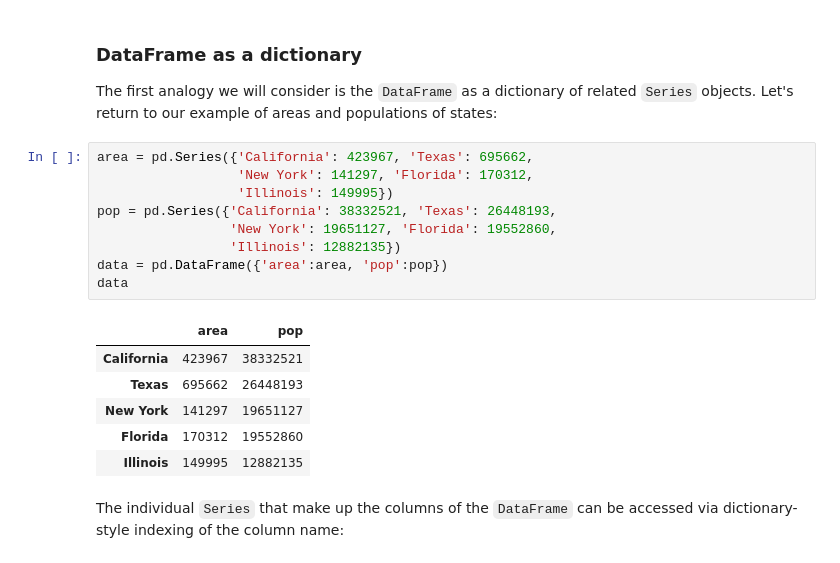
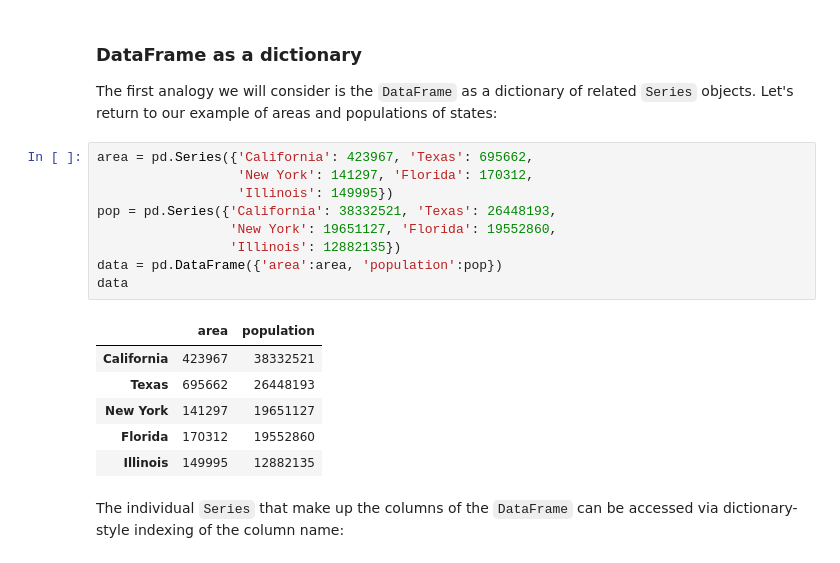
Before and after one commit to JuanManiglia/datascience_thebridge_9_21, a Jupyter notebook: 2-Data_analysis/2-Pandas/Teoría/2_Data-Indexing-and-Selection.ipynb, the cells around one changed output. Saved outputs shown, nothing was run; the diff lists cells and outputs as text.

```diff
--- a/2-Data_analysis/2-Pandas/Teoría/2_Data-Indexing-and-Selection.ipynb
+++ b/2-Data_analysis/2-Pandas/Teoría/2_Data-Indexing-and-Selection.ipynb
@@ -165,14 +168,14 @@ Let's return to our example of areas and populations of states:
 # %%
 area = pd.Series({'California': 423967, 'Texas': 695662,
                   'New York': 141297, 'Florida': 170312,
                   'Illinois': 149995})
 pop = pd.Series({'California': 38332521, 'Texas': 26448193,
                  'New York': 19651127, 'Florida': 19552860,
                  'Illinois': 12882135})
-data = pd.DataFrame({'area':area, 'pop':pop})
+data = pd.DataFrame({'area':area, 'population':pop})
 data
 # %% [output]
-|  | area | pop |
+|  | area | population |
 | California | 423967 | 38332521 |
 | Texas | 695662 | 26448193 |
 | New York | 141297 | 19651127 |
```
Also changed, not shown: parts of 2 cells of this notebook, 3 other files.
